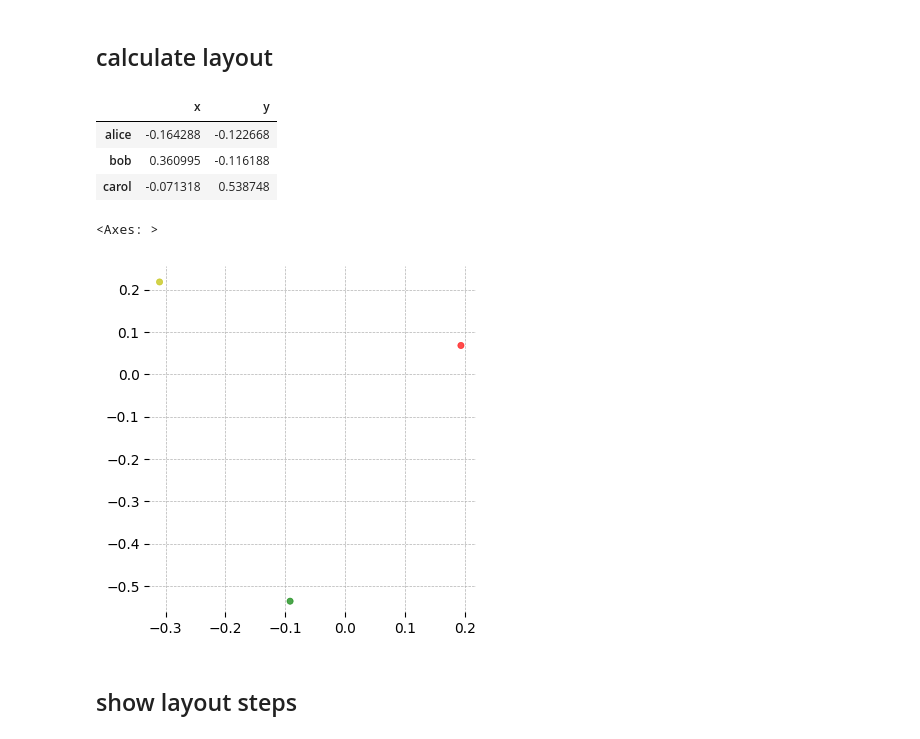
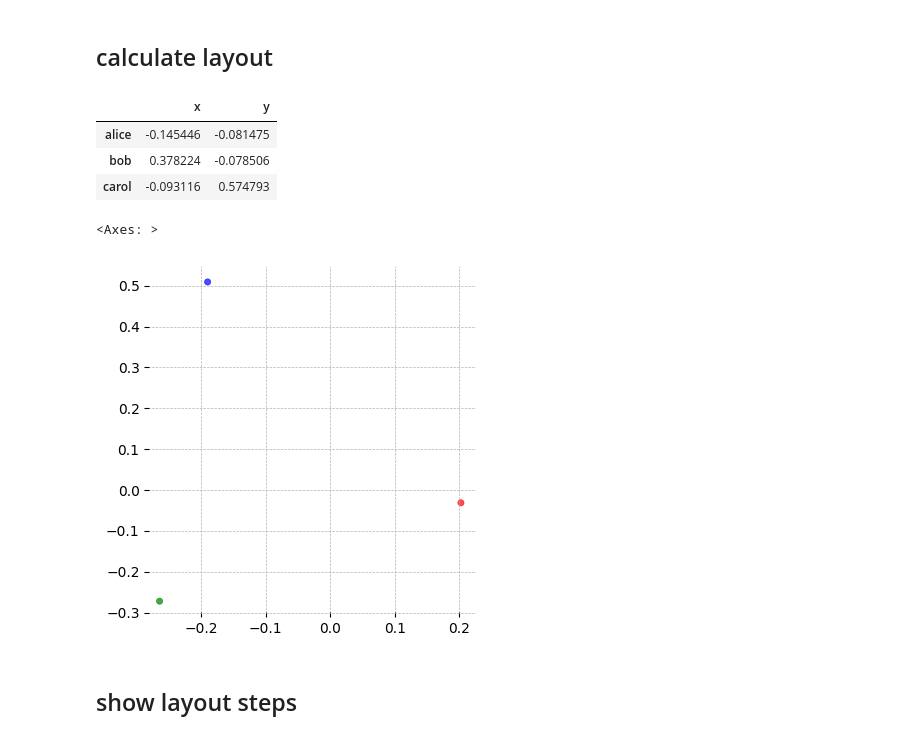
Before and after one commit to samkennerly/kingofsnake, a Jupyter notebook: books/graph.ipynb, the cells around one changed output. Drawn from its saved outputs; the diff is of its cells as text; code cells hidden in the pictures.

Commit message:
Update books/graph

```diff
--- a/books/graph.ipynb
+++ b/books/graph.ipynb
@@ -198,22 +203,22 @@ carol -> alice
 # %% [markdown]
 ## calculate layout
+# %%
+graph.layout(10)
+# %% [output]
+|  | x | y |
+| alice | -0.145446 | -0.081475 |
+| bob | 0.378224 | -0.078506 |
+| carol | -0.093116 | 0.574793 |
 # %%
 show = Plotter()
 show.params["figure"]["figsize"] = (4,4)
-# %%
-graph.layout(100)
-# %% [output]
-|  | x | y |
-| alice | -0.164288 | -0.122668 |
-| bob | 0.360995 | -0.116188 |
-| carol | -0.071318 | 0.538748 |
 # %%
-points = graph.layout()
-points['color'] = list('ryg')
-show.scatter(points)
+data = graph.layout()
+data['color'] = list('rgb')
+show.scatter(data)
 # %% [output]
 <Axes: >
-[figure, old version]
+[figure, new version]
 # %% [markdown]
 ## show layout steps
 # %%
```
Also changed, not shown: parts of 4 cells of this notebook.
